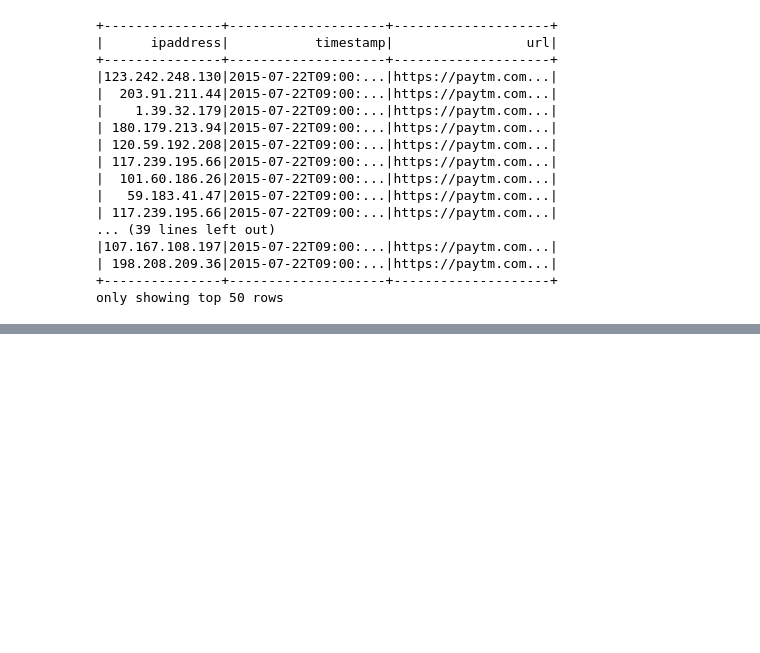
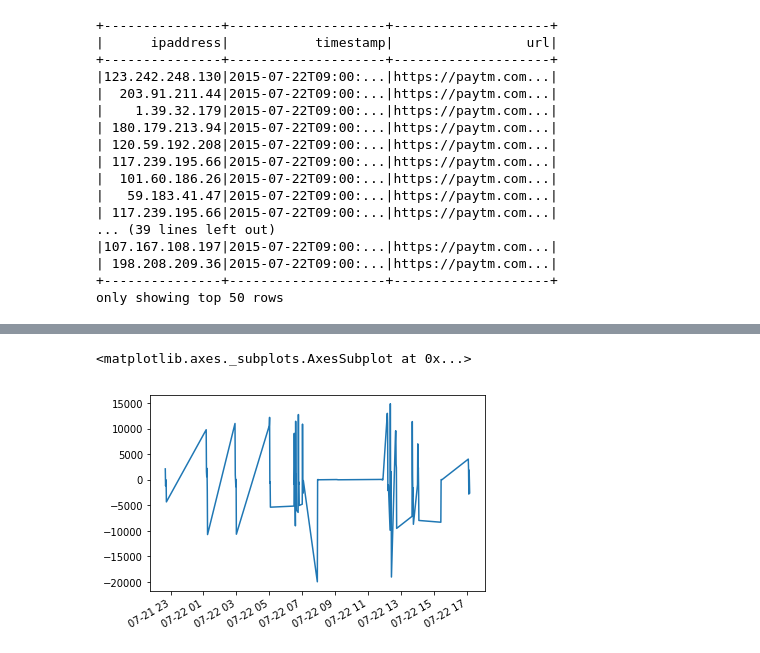
Before and after one commit to chrisplyn/WeblogChallenge, a Jupyter notebook: web_log_challenge_part2.ipynb, the cells around one changed output, grey strips where cells are left out. Cells and saved outputs as stored; diff of their text form; code cells hidden in the pictures; blank space fills up the shorter version.

```diff
--- a/web_log_challenge_part2.ipynb
+++ b/web_log_challenge_part2.ipynb
@@ -47,0 +65,6 @@ plt.show()
+# %%
+loadperMinPandasDf['diff'] = loadperMinPandasDf['HitperMin'] - loadperMinPandasDf['HitperMin'].shift(1)
+loadperMinPandasDf['diff'].dropna().plot()
+# %% [output]
+<matplotlib.axes._subplots.AxesSubplot at 0x...>
+[figure, added]
```
Also changed, not shown: parts of 8 cells of this notebook.
